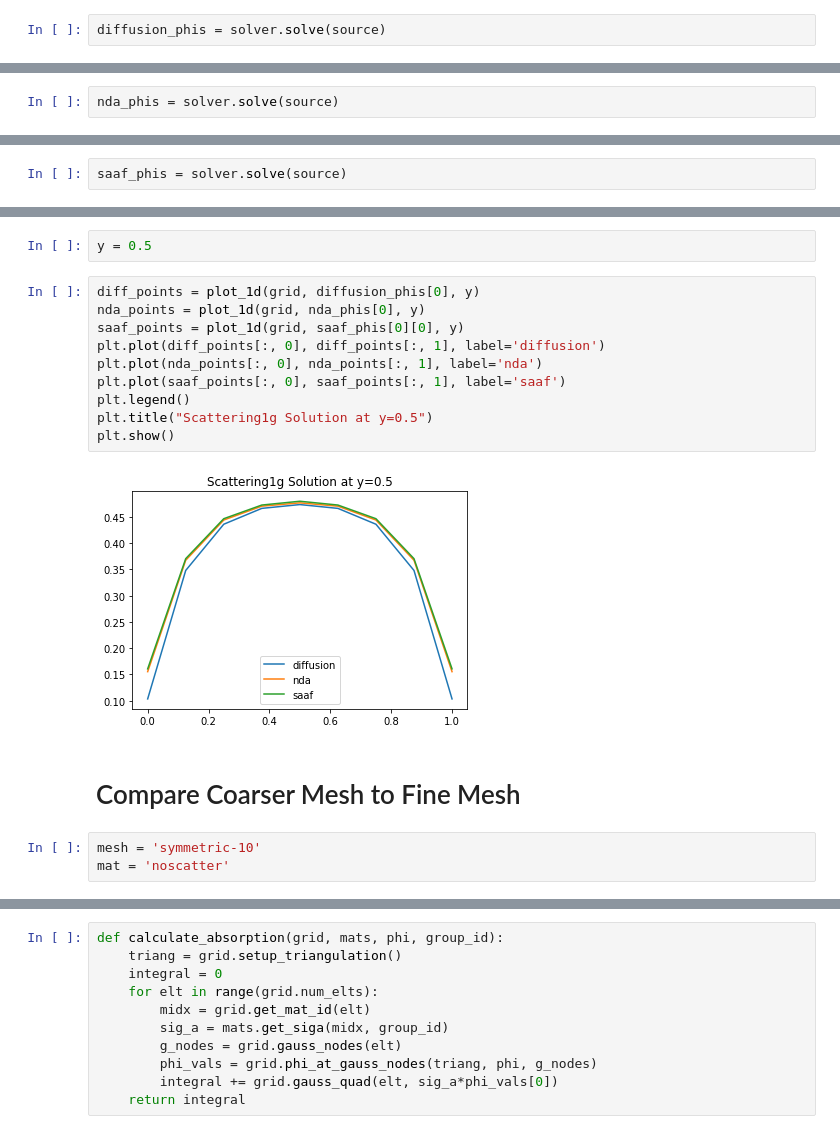
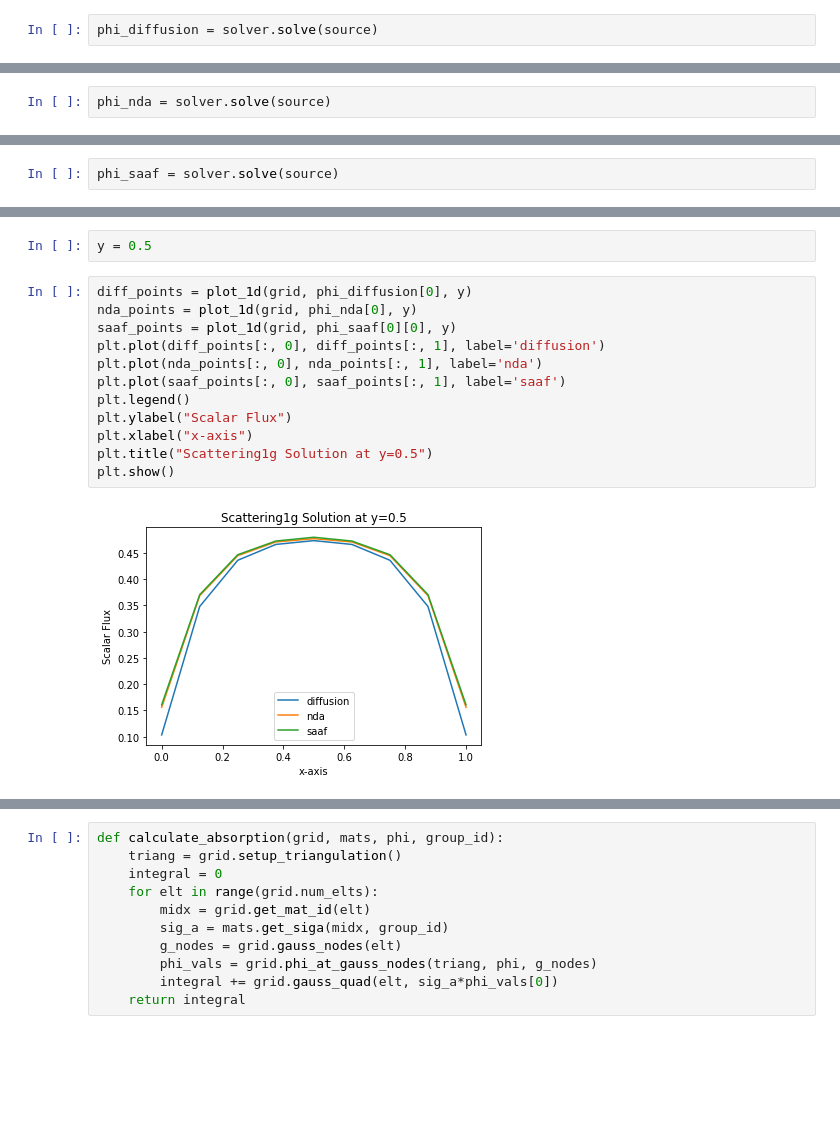
Before and after one commit to marissachanlatte/gallo, a Jupyter notebook: docs/Analysis.ipynb, the cells around one changed output, grey strips where cells are left out. Saved outputs shown, nothing was run; the diff lists cells and outputs as text; blank space fills up the shorter version.

```diff
--- a/docs/Analysis.ipynb
+++ b/docs/Analysis.ipynb
@@ -34,6 +37,6 @@ source = np.ones((num_groups, num_elts))
 op = Diffusion(grid, mats)
 solver = Solver(op)
 # %%
-diffusion_phis = solver.solve(source)
+phi_diffusion = solver.solve(source)
 # %% [output]
 Within-Group Iteration:  0
@@ -49,6 +52,6 @@ Runtime: 1.73091 seconds
 op = NDA(grid, mats)
 solver = Solver(op)
 # %%
-nda_phis = solver.solve(source)
+phi_nda = solver.solve(source)
 # %% [output]
 Within-Group Iteration:  0
@@ -68,6 +69,6 @@ Runtime: 24.71089 seconds
 op = SAAF(grid, mats)
 solver = Solver(op)
 # %%
-saaf_phis = solver.solve(source)
+phi_saaf = solver.solve(source)
 # %% [output]
 Within-Group Iteration:  0
@@ -92,19 +93,16 @@ Runtime: 161.28861 seconds
 # %%
 y = 0.5
 # %%
-diff_points = plot_1d(grid, diffusion_phis[0], y)
-nda_points = plot_1d(grid, nda_phis[0], y)
-saaf_points = plot_1d(grid, saaf_phis[0][0], y)
+diff_points = plot_1d(grid, phi_diffusion[0], y)
+nda_points = plot_1d(grid, phi_nda[0], y)
+saaf_points = plot_1d(grid, phi_saaf[0][0], y)
 plt.plot(diff_points[:, 0], diff_points[:, 1], label='diffusion')
 plt.plot(nda_points[:, 0], nda_points[:, 1], label='nda')
 plt.plot(saaf_points[:, 0], saaf_points[:, 1], label='saaf')
 plt.legend()
+plt.ylabel("Scalar Flux")
+plt.xlabel("x-axis")
 plt.title("Scattering1g Solution at y=0.5")
 plt.show()
 # %% [output]
-[figure, old version]
+[figure, new version]
-# %% [markdown]
-# Compare Coarser Mesh to Fine Mesh
-# %%
-mesh = 'symmetric-10'
-mat = 'noscatter'
```
Also changed, not shown: parts of 25 cells of this notebook.
